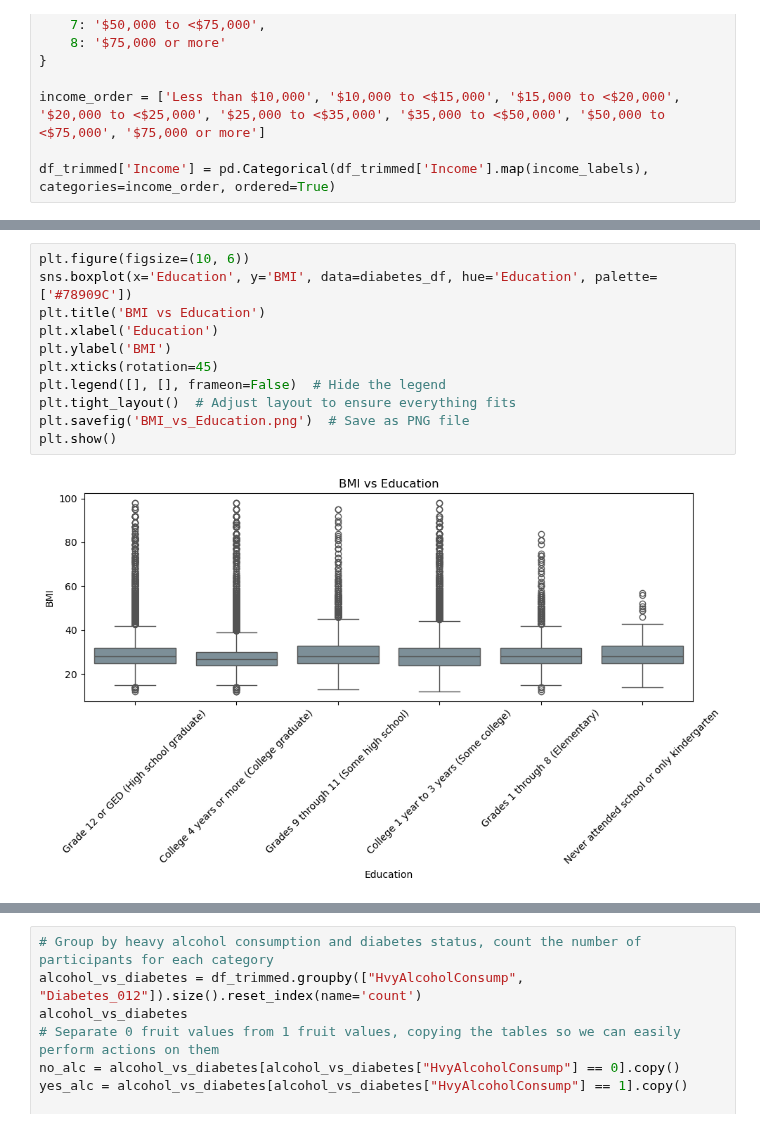
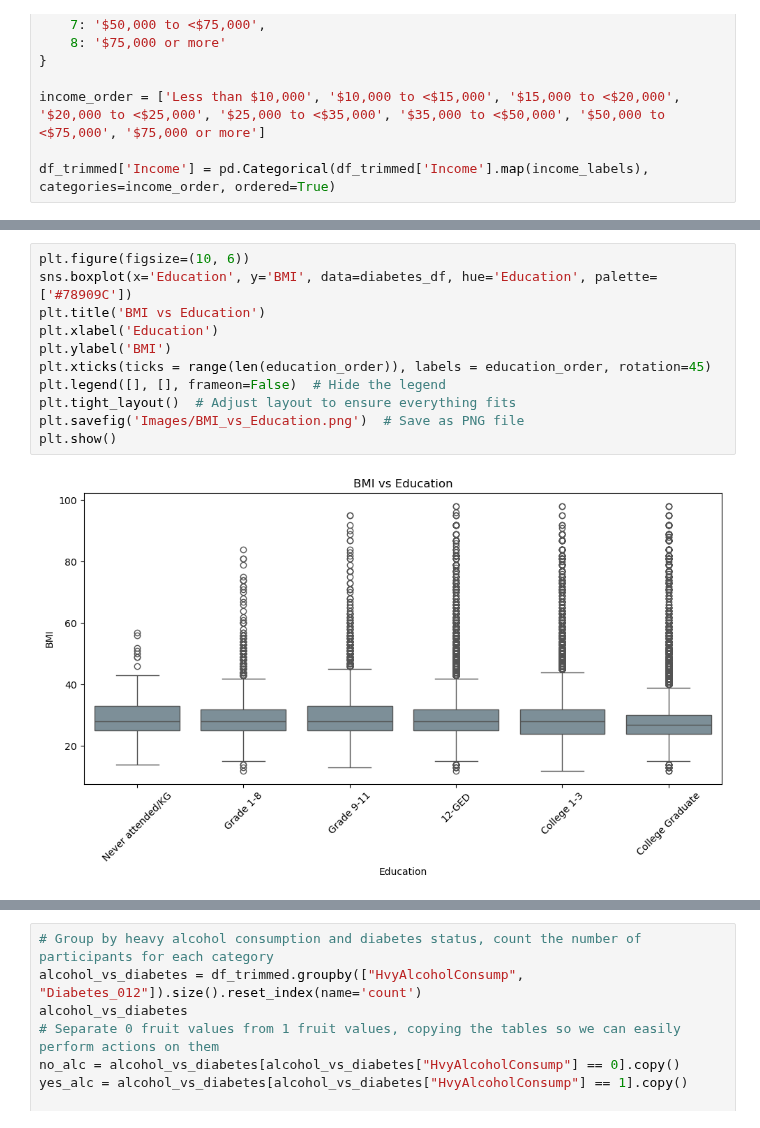
Before and after one commit to williamlevine/project-one, a Jupyter notebook: main_notebook.ipynb, the cells around one changed output, grey strips where cells are left out. Saved outputs shown, nothing was run; the diff lists cells and outputs as text.

```diff
--- a/main_notebook.ipynb
+++ b/main_notebook.ipynb
@@ -2589,16 +2631,16 @@ plt.show()
 # %%
 plt.figure(figsize=(10, 6))
 sns.boxplot(x='Education', y='BMI', data=diabetes_df, hue='Education', palette=['#78909C'])
 plt.title('BMI vs Education')
 plt.xlabel('Education')
 plt.ylabel('BMI')
-plt.xticks(rotation=45)
+plt.xticks(ticks = range(len(education_order)), labels = education_order, rotation=45)
 plt.legend([], [], frameon=False)  # Hide the legend
 plt.tight_layout()  # Adjust layout to ensure everything fits
-plt.savefig('BMI_vs_Education.png')  # Save as PNG file
+plt.savefig('Images/BMI_vs_Education.png')  # Save as PNG file
 plt.show()
 # %% [output]
-[figure, old version]
+[figure, new version]
 # %%
 plt.figure(figsize=(10, 6))
 sns.boxplot(x='Age', y='BMI', data=diabetes_df, hue='Age', palette=['#616161'])
```
Also changed, not shown: parts of 93 cells of this notebook, 14 other files.
